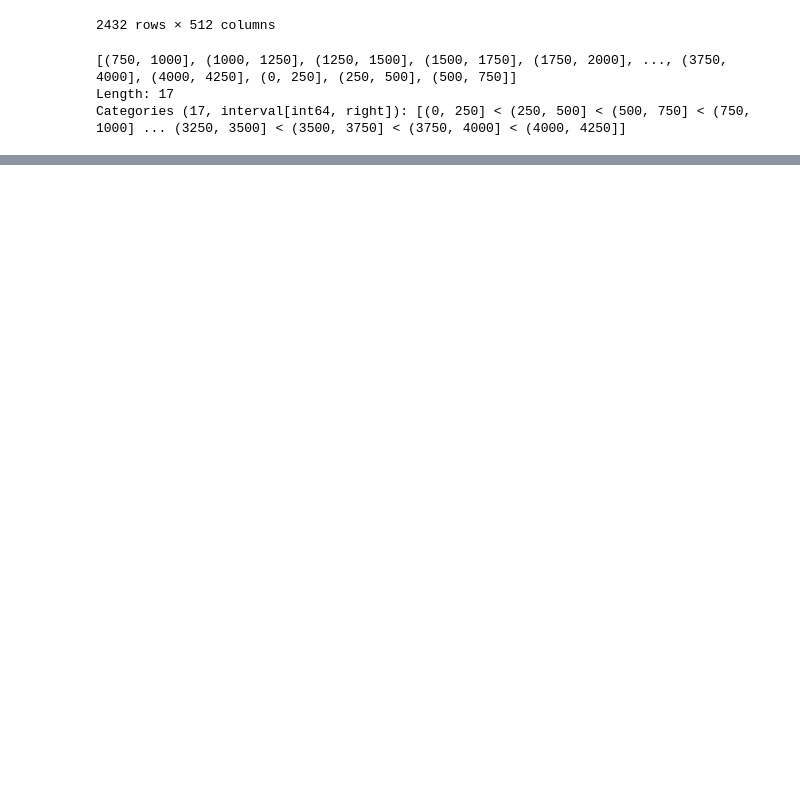
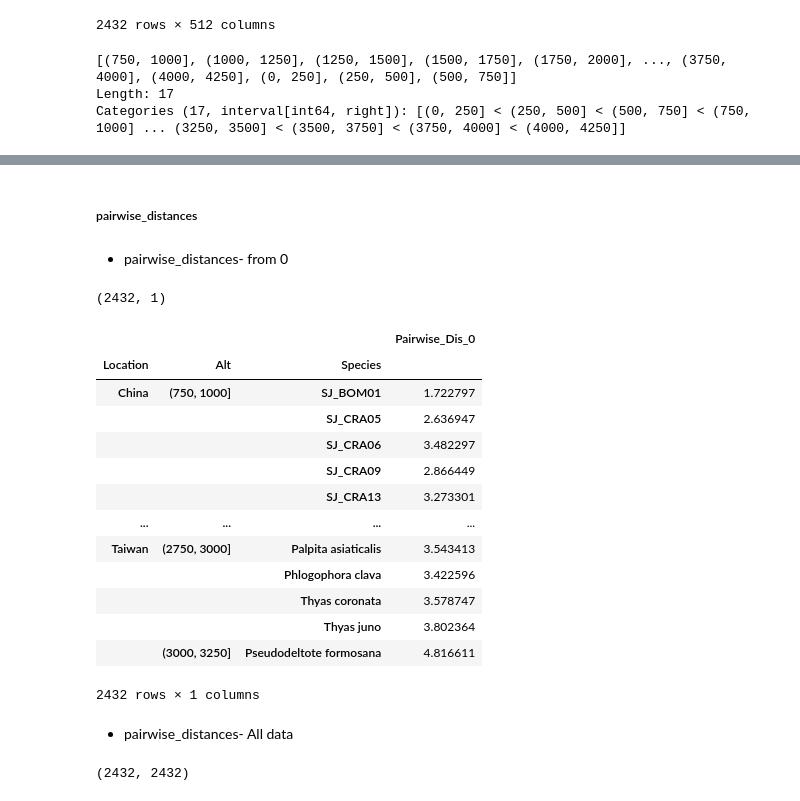
Before and after one commit to YunghuiHsu/Moth_Project, a Jupyter notebook: Moth_thermal/vsc/explore_LatentSpace.ipynb, the cells around one changed output, grey strips where cells are left out. Saved outputs shown, nothing was run; the diff lists cells and outputs as text; code cells hidden in the pictures; blank space fills up the shorter version.

```diff
--- a/Moth_thermal/vsc/explore_LatentSpace.ipynb
+++ b/Moth_thermal/vsc/explore_LatentSpace.ipynb
@@ -1245,3 +1055,7 @@ ax.set_xticklabels(
             ![](imgs_jupyter\Paired_Dis(cos)_Alt10_boxplot.png)
         - Euclidean距離
             ![](imgs_jupyter\Paired_Dis(euc)_Alt10_boxplot.png)
+# %% [markdown]
+##### pairwise_distances
+# %% [markdown]
+- pairwise_distances- from 0
@@ -1247,0 +1065,27 @@ ax.set_xticklabels(
+# %%
+# 與0的距離
+distances_matrix = pairwise_distances(df_coding_sp_median, np.zeros((1,512)), metric="euclidean")
+print(distances_matrix.shape)
+
+colname = 'Pairwise_Dis_0'
+
+df_dis_0 = pd.DataFrame(distances_matrix,
+                      index= df_coding_sp_median.index,
+                      columns=[colname])
+df_dis_0
+# %% [output]
+(2432, 1)
+|  |  |  | Pairwise_Dis_0 |
+| Location | Alt | Species |  |
+| China | (750, 1000] | SJ_BOM01 | 1.722797 |
+|  |  | SJ_CRA05 | 2.636947 |
+|  |  | SJ_CRA06 | 3.482297 |
+|  |  | SJ_CRA09 | 2.866449 |
+|  |  | SJ_CRA13 | 3.273301 |
+| ... | ... | ... | ... |
+| Taiwan | (2750, 3000] | Palpita asiaticalis | 3.543413 |
+|  |  | Phlogophora clava | 3.422596 |
+|  |  | Thyas coronata | 3.578747 |
+|  |  | Thyas juno | 3.802364 |
+|  | (3000, 3250] | Pseudodeltote formosana | 4.816611 |
+2432 rows × 1 columns
@@ -1247,0 +1105,8 @@ ax.set_xticklabels(
+# %% [markdown]
+- pairwise_distances- All data
+# %%
+# 各點間距離
+distances_matrix = pairwise_distances(df_coding_sp_median , metric="euclidean")
+print(distances_matrix.shape)
+# %% [output]
+(2432, 2432)
```
Also changed, not shown: parts of 26 cells of this notebook.
